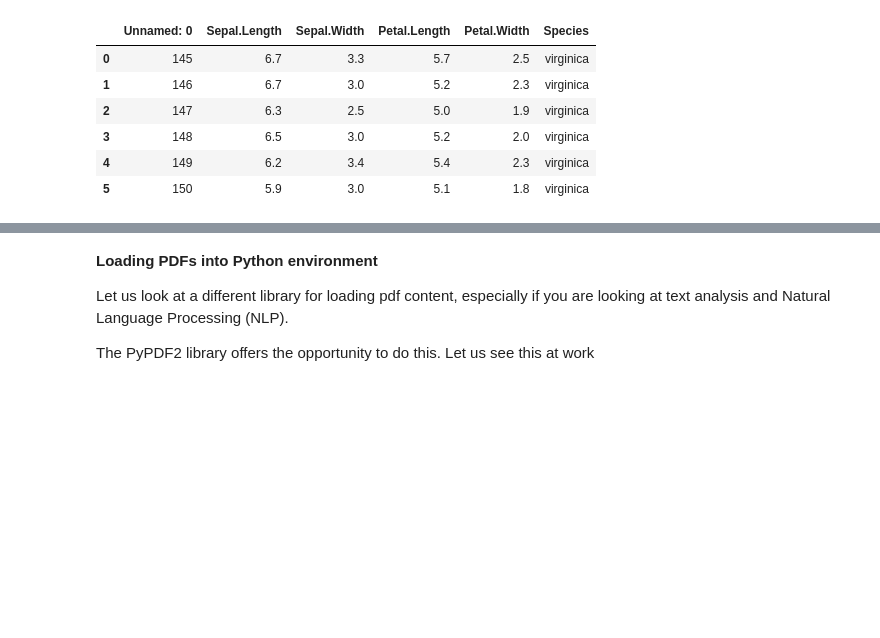
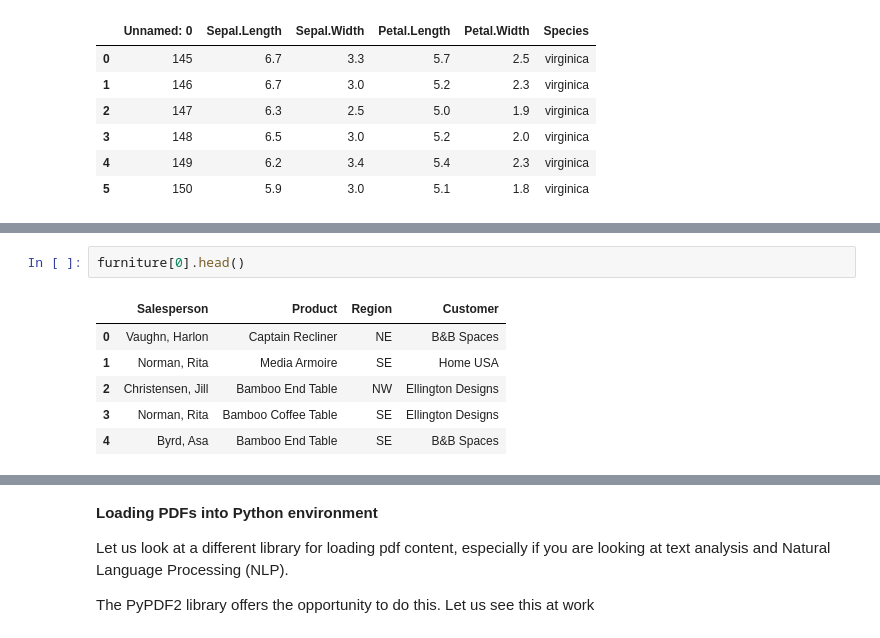
Before and after one commit to oluWH/articles_and_webinars, a Jupyter notebook: Working_with_PDF_file.ipynb, the cells around one changed output, grey strips where cells are left out. Cells and saved outputs as stored; diff of their text form; blank space fills up the shorter version.

```diff
--- a/Working_with_PDF_file.ipynb
+++ b/Working_with_PDF_file.ipynb
@@ -223,0 +239,9 @@ from_page_2[1]
+# %%
+furniture[0].head()
+# %% [output]
+|  | Salesperson | Product | Region | Customer |
+| 0 | Vaughn, Harlon | Captain Recliner | NE | B&B Spaces |
+| 1 | Norman, Rita | Media Armoire | SE | Home USA |
+| 2 | Christensen, Jill | Bamboo End Table | NW | Ellington Designs |
+| 3 | Norman, Rita | Bamboo Coffee Table | SE | Ellington Designs |
+| 4 | Byrd, Asa | Bamboo End Table | SE | B&B Spaces |
```
Also changed, not shown: parts of 40 cells of this notebook.
